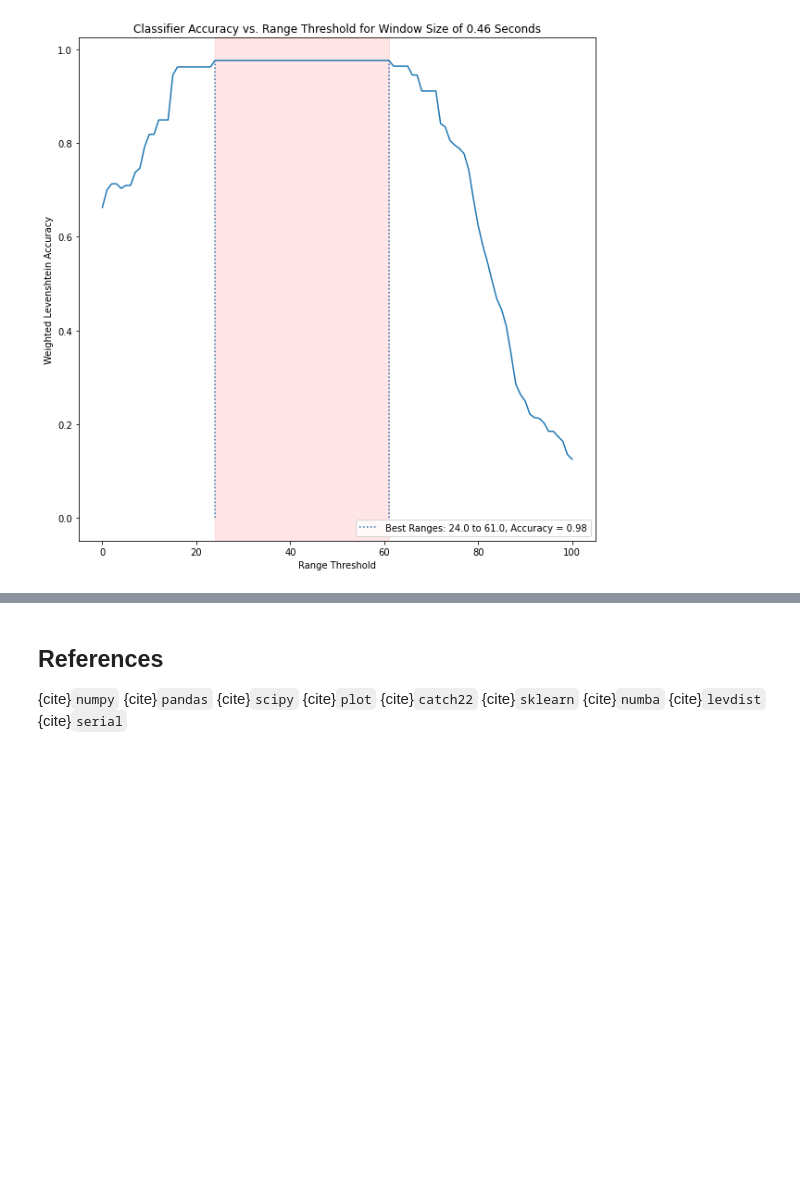
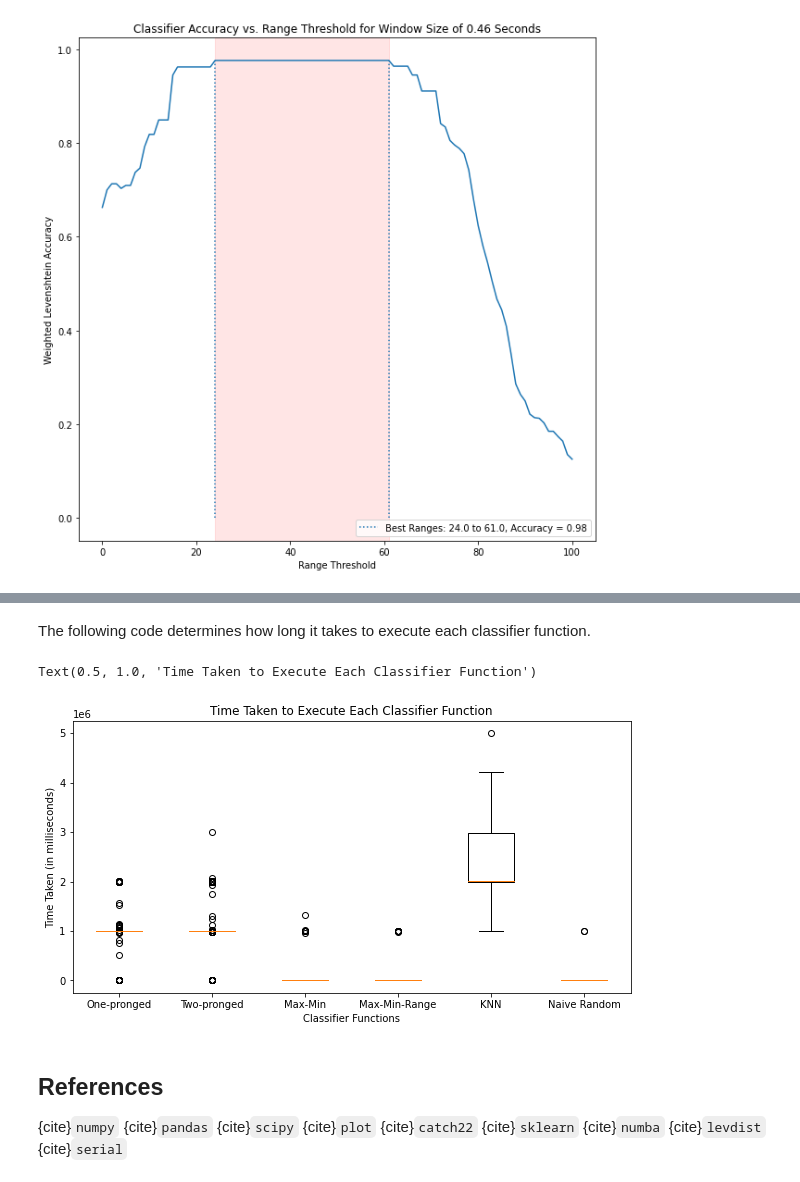
Before and after one commit to BruceWangXD/SpaceInvaders, a Jupyter notebook: Report/report_book/Reproducible_Report.ipynb, the cells around one changed output, grey strips where cells are left out. Drawn from its saved outputs; the diff is of its cells as text; code cells hidden in the pictures; blank space fills up the shorter version.

Commit message:
Added Timing of Classifier and Removed Zeros

```diff
--- a/Report/report_book/Reproducible_Report.ipynb
+++ b/Report/report_book/Reproducible_Report.ipynb
@@ -873,7 +846,6 @@ classifiers = {"One-pronged": one_pronged_smoothing_classifier,
                "Two-pronged": two_pronged_smoothing_classifier,
                "Max-Min": max_min_classifier,
                "Max-Min-Range": max_min_range_classifier,
-               "Zeros": zeroes_classifier,
                "KNN": catch22_knn_classifier,
                "Naive Random": lambda x,y: "R" if np.random.rand()<0.5 else "L"}
 
@@ -881,7 +853,6 @@ classifier_parameters = {"One-pronged": {},
                "Two-pronged": {},
                "Max-Min": {},
                "Max-Min-Range": {"rng":35},
-               "Zeros": {"consec_seconds": 0.18, "ave_height": 25},
                "KNN": {},
                "Naive Random": {}}
 
@@ -889,7 +860,6 @@ classifier_colours = {"One-pronged": "tab:blue",
                "Two-pronged": "tab:cyan",
                "Max-Min": "tab:olive",
                "Max-Min-Range": "tab:brown",
-               "Zeros": "tab:purple",
                "KNN": "tab:pink",
                "Naive Random": "tab:red"}
 # %% [markdown]
@@ -1598,3 +1375,60 @@ done
+# %% [markdown]
+The following code determines how long it takes to execute each classifier function.
+# %%
+buffer_size_sec = 0.05
+compute_this = True
+if compute_this:
+    all_classification_times = {}
+    better_all_classification_times = {}
+    for classifier_label, classifier in classifiers.items():
+        start = time.time()
+        for i, key in enumerate(waves):
+
+            predictions, predictions_timestamps, times = streaming_classifier(
+                waves[key],
+                samprate,
+                classifiers[classifier_label],
+                classifier_params=classifier_parameters[classifier_label],
+                input_buffer_size_sec = buffer_size_sec,
+                classification_window_size_sec = 0.46,   #opt_det_window + 0.01
+                detection_window_size_sec = 0.45,        #opt_det_window
+                detection_window_offset_sec = 0.005,   #offset
+                calibration_window_size_sec = 5,
+                calibration_statistic_function = lambda x: ts_zero_crossings(x)/len(x),
+                event_test_statistic_function = lambda x: ts_zero_crossings(x)/len(x),
+                event_threshold_factor = 0.33,          #opt_thresh
+                flip_threshold = True,
+                store_times = True,
+                consecutive_event_triggers = 3,
+                consecutive_nonevent_reset = 10,
+                live = False,
+            )
+
+            if classifier_label in better_all_classification_times.keys():
+                better_all_classification_times[classifier_label] += times
+
+            else:
+                better_all_classification_times[classifier_label] = times
+
+
+            if "times" in all_classification_times.keys():
+                all_classification_times["times"].append(times)
+                all_classification_times["classifier"].append(classifier_label)
+            else:
+                all_classification_times["times"] = []
+                all_classification_times["classifier"] = []
+                all_classification_times["times"].append(times)
+                all_classification_times["classifier"].append(classifier_label)
+
+
+plt.figure(figsize=(10, 5))
+plt.boxplot(better_all_classification_times.values(), labels = better_all_classification_times.keys())
+plt.ylabel("Time Taken (in milliseconds)")
+plt.xlabel("Classifier Functions")
+plt.title("Time Taken to Execute Each Classifier Function")
+# %% [output]
+Text(0.5, 1.0, 'Time Taken to Execute Each Classifier Function')
+[figure, added]
 # %% [markdown]
 ## References
 
```
Also changed, not shown: parts of 6 cells of this notebook, 39 other files.
